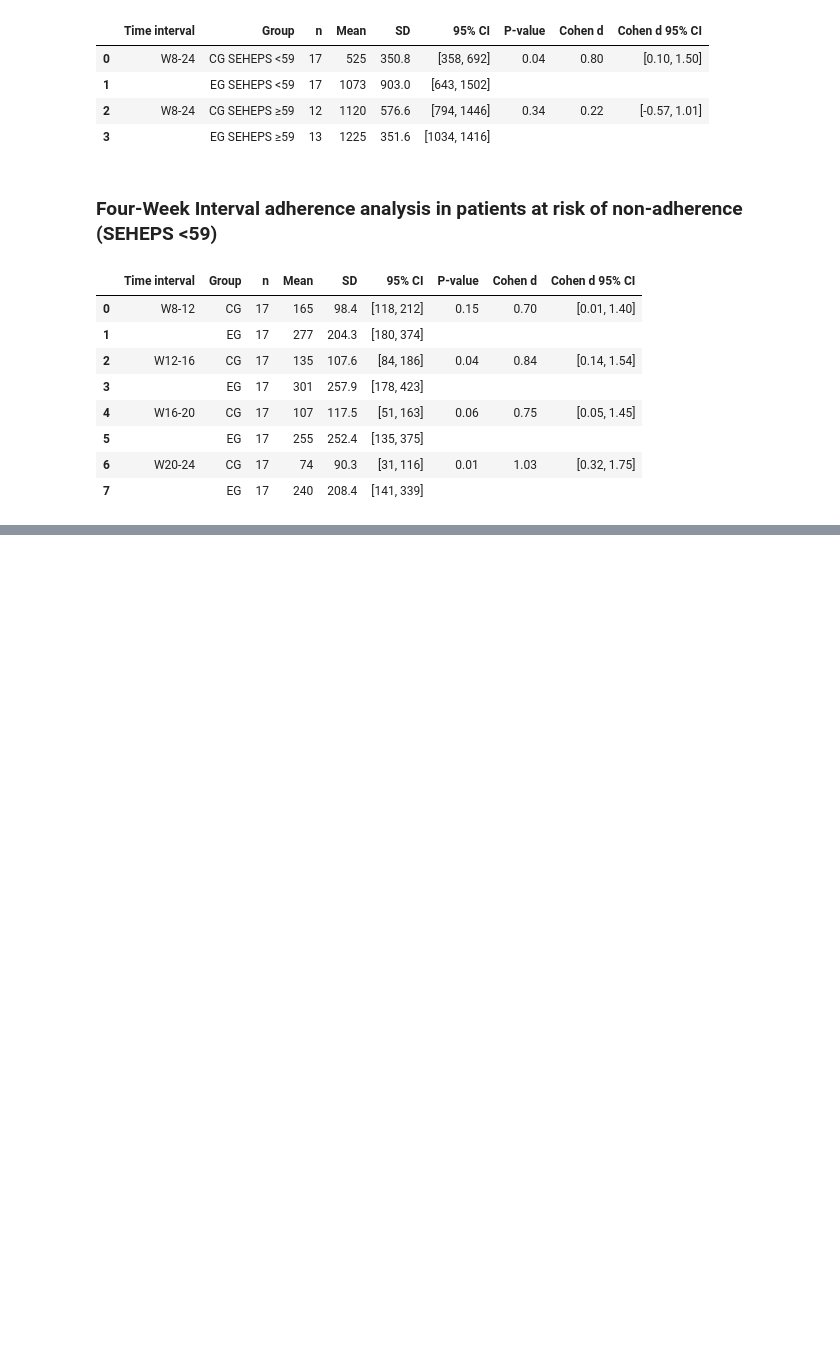
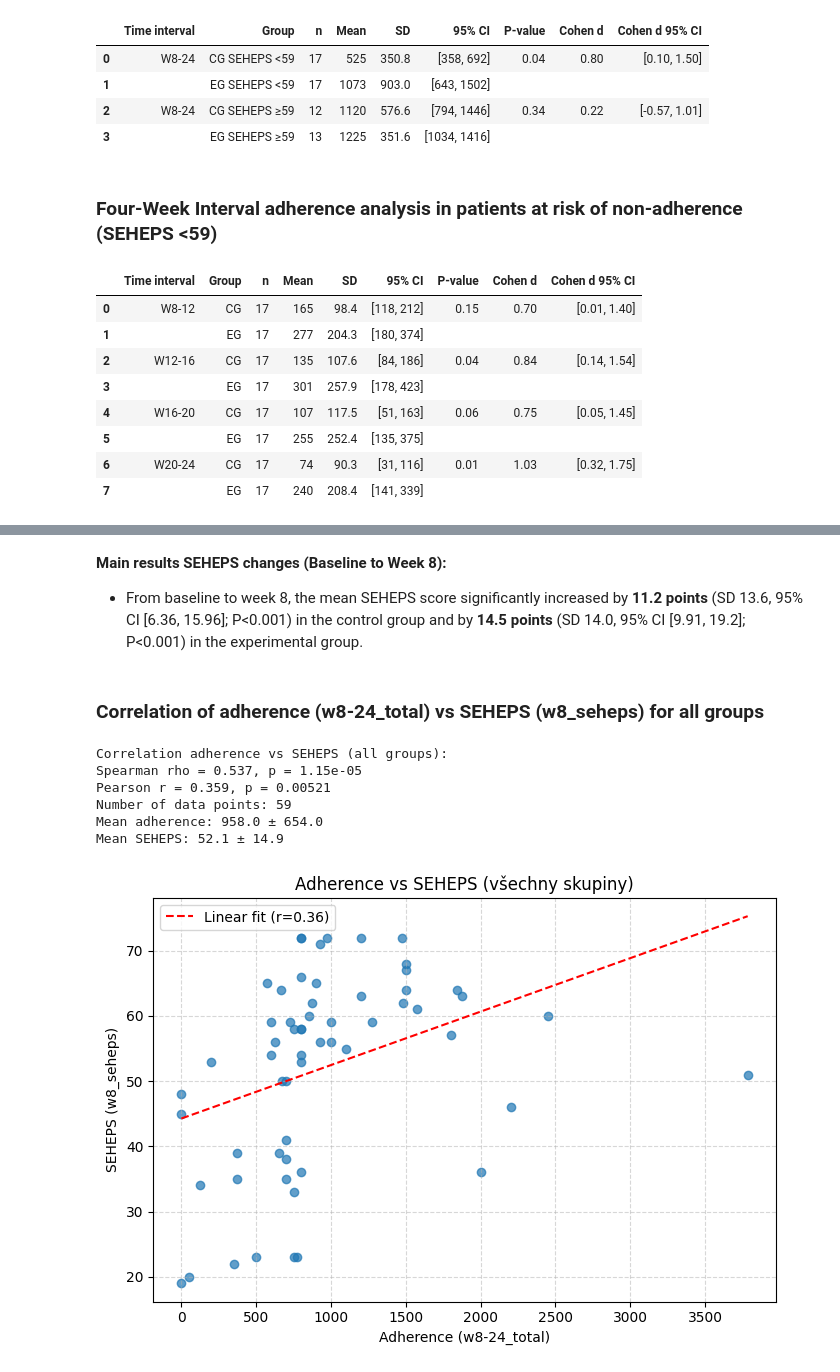
Before and after one commit to kbi-fbmi/articles--2025expiratory, a Jupyter notebook: statistics.ipynb, the cells around one changed output, grey strips where cells are left out. Drawn from its saved outputs; the diff is of its cells as text; code cells hidden in the pictures; blank space fills up the shorter version.

Commit message:
update results

```diff
--- a/statistics.ipynb
+++ b/statistics.ipynb
@@ -806,0 +776,45 @@ plt.show()
+# %% [markdown]
+**Main results SEHEPS changes (Baseline to Week 8):**
+- From baseline to week 8, the mean SEHEPS score significantly increased by **11.2 points** (SD 13.6, 95% CI [6.36, 15.96]; P<0.001) in the control group and by **14.5 points** (SD 14.0, 95% CI [9.91, 19.2]; P<0.001) in the experimental group.
+# %% [markdown]
+### Correlation of adherence (w8-24_total) vs SEHEPS (w8_seheps) for all groups
+# %%
+from scipy.stats import spearmanr, pearsonr
+import matplotlib.pyplot as plt
+import numpy as np
+# Correlation of adherence (w8-24_total) vs SEHEPS (w8_seheps) for all groups
+valid = df[['w8-24_total', 'w8_seheps']].dropna()
+rho, pval = spearmanr(valid['w8-24_total'], valid['w8_seheps'])
+r, p_pearson = pearsonr(valid['w8-24_total'], valid['w8_seheps'])
+
+print(f"Correlation adherence vs SEHEPS (all groups):")
+print(f"Spearman rho = {rho:.3f}, p = {pval:.3g}")
+print(f"Pearson r = {r:.3f}, p = {p_pearson:.3g}")
+
+# Additional statistics
+print(f"Number of data points: {len(valid)}")
+print(f"Mean adherence: {valid['w8-24_total'].mean():.1f} ± {valid['w8-24_total'].std():.1f}")
+print(f"Mean SEHEPS: {valid['w8_seheps'].mean():.1f} ± {valid['w8_seheps'].std():.1f}")
+
+# Plot
+plt.figure(figsize=(7, 5))
+plt.scatter(valid['w8-24_total'], valid['w8_seheps'], alpha=0.7)
+slope, intercept = np.polyfit(valid['w8-24_total'], valid['w8_seheps'], 1)
+x_vals = np.array([valid['w8-24_total'].min(), valid['w8-24_total'].max()])
+y_vals = slope * x_vals + intercept
+plt.plot(x_vals, y_vals, color='red', linestyle='--', label=f'Linear fit (r={r:.2f})')
+plt.xlabel('Adherence (w8-24_total)')
+plt.ylabel('SEHEPS (w8_seheps)')
+plt.title('Adherence vs SEHEPS (všechny skupiny)')
+plt.legend()
+plt.grid(True, linestyle='--', alpha=0.5)
+plt.tight_layout()
+plt.show()
+# %% [output]
+Correlation adherence vs SEHEPS (all groups):
+Spearman rho = 0.537, p = 1.15e-05
+Pearson r = 0.359, p = 0.00521
+Number of data points: 59
+Mean adherence: 958.0 ± 654.0
+Mean SEHEPS: 52.1 ± 14.9
+[figure, added]
```
Also changed, not shown: parts of 12 cells of this notebook.
